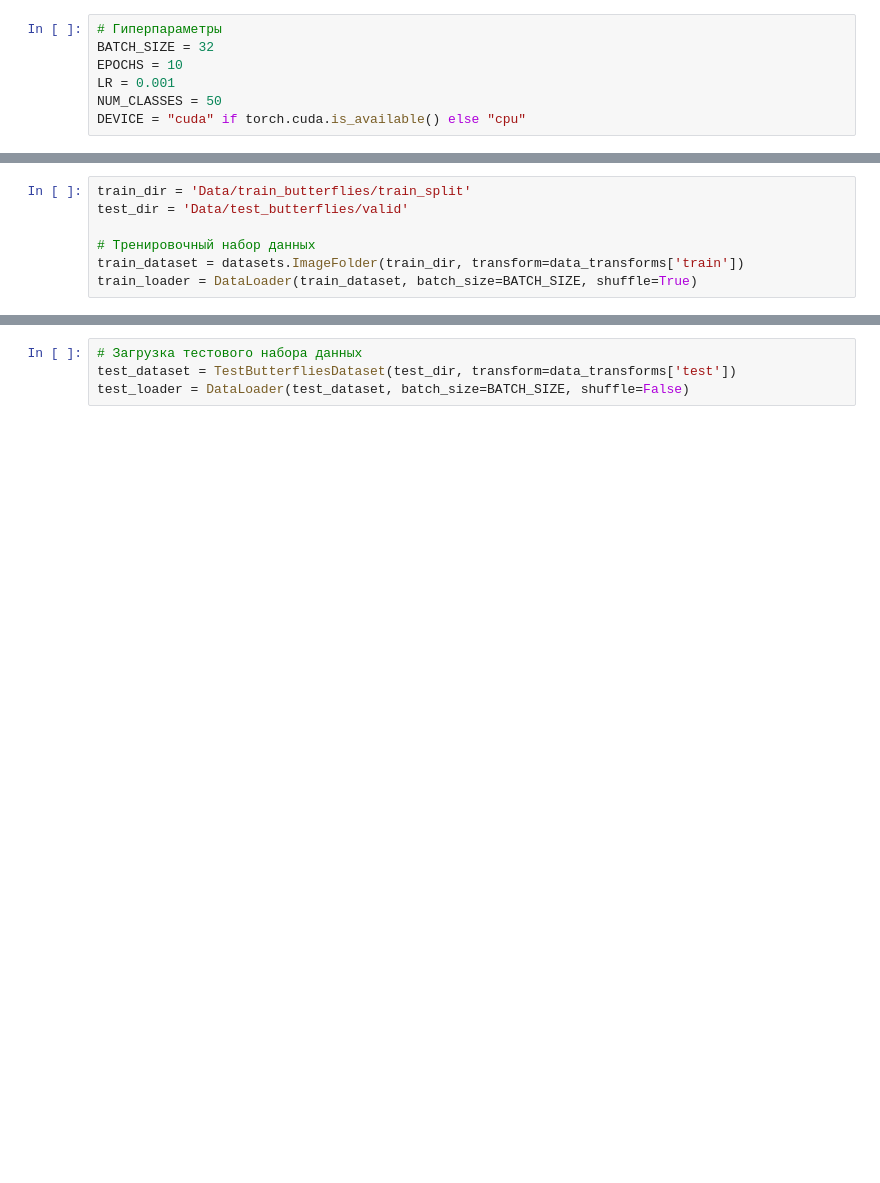
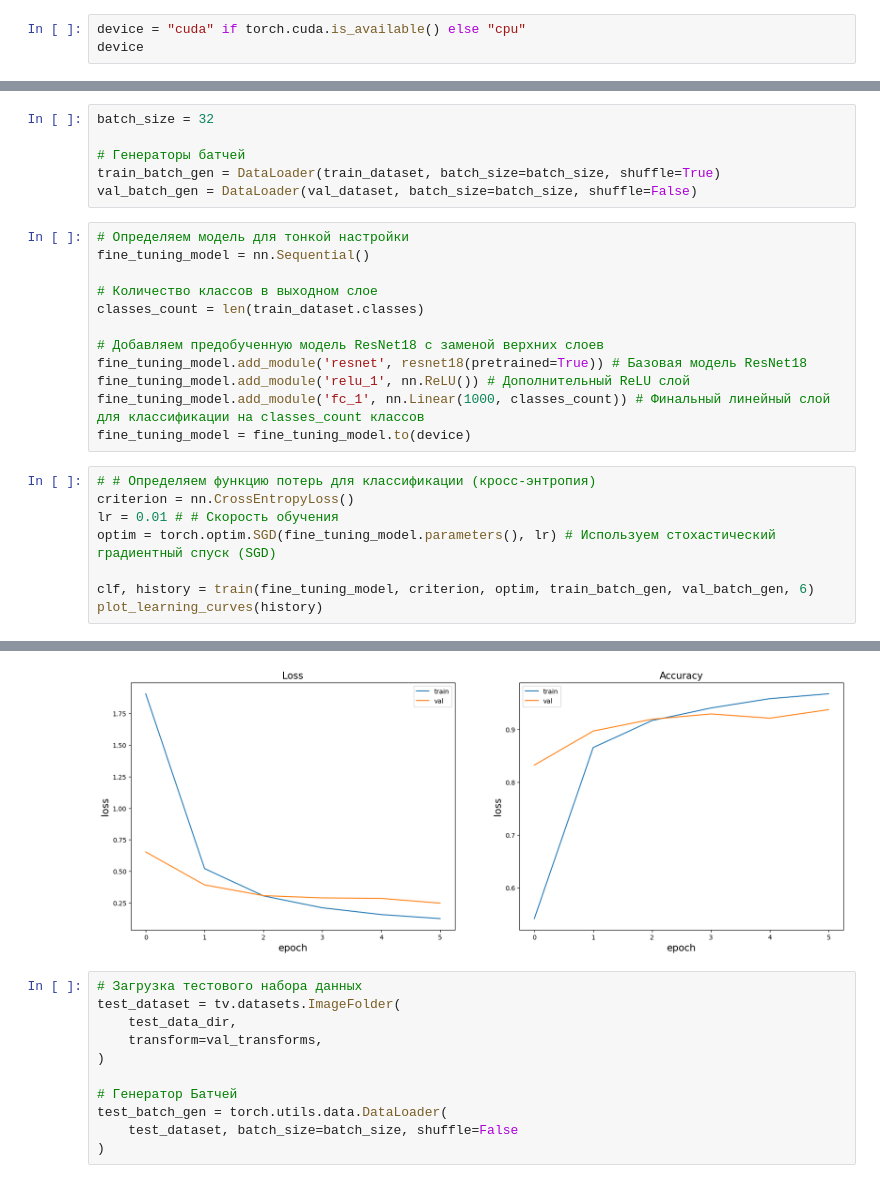
Before and after one commit to larrriiin/ml2, a Jupyter notebook: HW04/HW4.ipynb, the cells around one changed output, grey strips where cells are left out. Cells and saved outputs as stored; diff of their text form; blank space fills up the shorter version.

```diff
--- a/HW04/HW4.ipynb
+++ b/HW04/HW4.ipynb
@@ -10,7 +76,3 @@ import os
 # %%
-# Гиперпараметры
-BATCH_SIZE = 32
-EPOCHS = 10
-LR = 0.001
-NUM_CLASSES = 50
-DEVICE = "cuda" if torch.cuda.is_available() else "cpu"
+device = "cuda" if torch.cuda.is_available() else "cpu"
+device
@@ -32,7 +80,0 @@ data_transforms = {
-# %%
-train_dir = 'Data/train_butterflies/train_split'
-test_dir = 'Data/test_butterflies/valid'
-
-# Тренировочный набор данных
-train_dataset = datasets.ImageFolder(train_dir, transform=data_transforms['train'])
-train_loader = DataLoader(train_dataset, batch_size=BATCH_SIZE, shuffle=True)
@@ -55,0 +158,27 @@ class TestButterfliesDataset(Dataset):
+# %%
+batch_size = 32
+
+# Генераторы батчей
+train_batch_gen = DataLoader(train_dataset, batch_size=batch_size, shuffle=True)
+val_batch_gen = DataLoader(val_dataset, batch_size=batch_size, shuffle=False)
+# %%
+# Определяем модель для тонкой настройки
+fine_tuning_model = nn.Sequential()
+
+# Количество классов в выходном слое
+classes_count = len(train_dataset.classes)
+
+# Добавляем предобученную модель ResNet18 с заменой верхних слоев
+fine_tuning_model.add_module('resnet', resnet18(pretrained=True)) # Базовая модель ResNet18
+fine_tuning_model.add_module('relu_1', nn.ReLU()) # Дополнительный ReLU слой
+fine_tuning_model.add_module('fc_1', nn.Linear(1000, classes_count)) # Финальный линейный слой для классификации на classes_count классов
+fine_tuning_model = fine_tuning_model.to(device)
+# %%
+# # Определяем функцию потерь для классификации (кросс-энтропия)
+criterion = nn.CrossEntropyLoss()
+lr = 0.01 # # Скорость обучения
+optim = torch.optim.SGD(fine_tuning_model.parameters(), lr) # Используем стохастический градиентный спуск (SGD)
+
+clf, history = train(fine_tuning_model, criterion, optim, train_batch_gen, val_batch_gen, 6)
+plot_learning_curves(history)
+# %% [output]
@@ -56,4 +202,12 @@ class TestButterfliesDataset(Dataset):
+[figure, added]
 # %%
 # Загрузка тестового набора данных
-test_dataset = TestButterfliesDataset(test_dir, transform=data_transforms['test'])
-test_loader = DataLoader(test_dataset, batch_size=BATCH_SIZE, shuffle=False)
+test_dataset = tv.datasets.ImageFolder(
+    test_data_dir,
+    transform=val_transforms,
+)
+
+# Генератор Батчей
+test_batch_gen = torch.utils.data.DataLoader(
+    test_dataset, batch_size=batch_size, shuffle=False
+)
```
Also changed, not shown: parts of 22 cells of this notebook.
